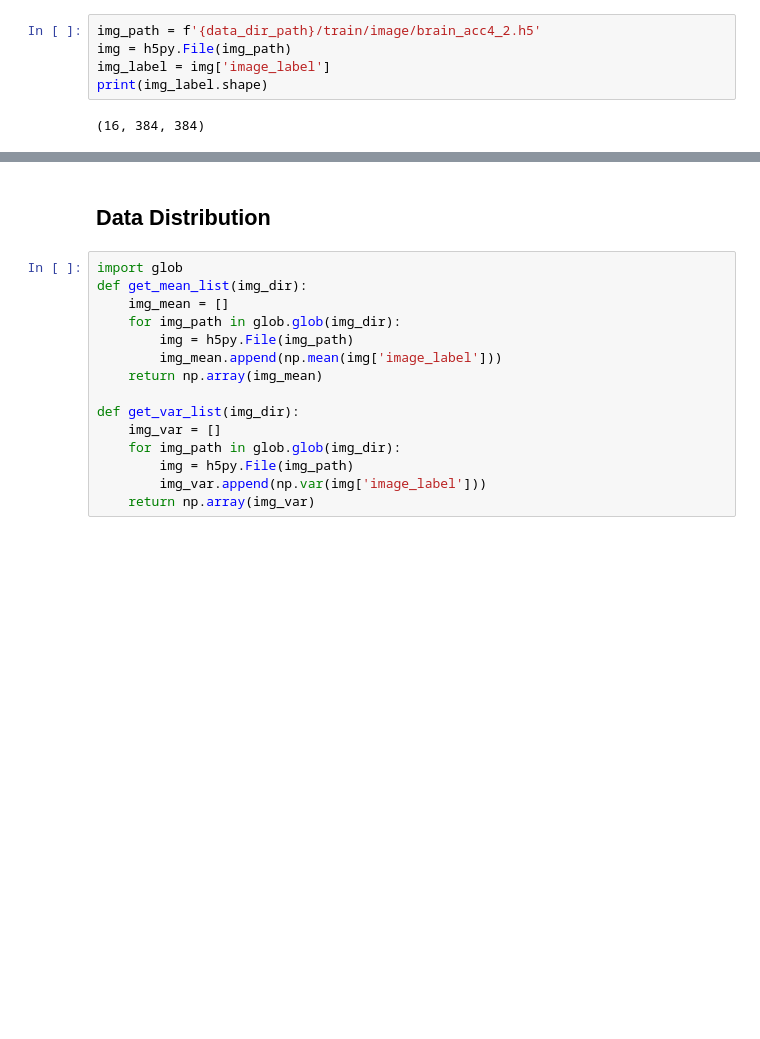
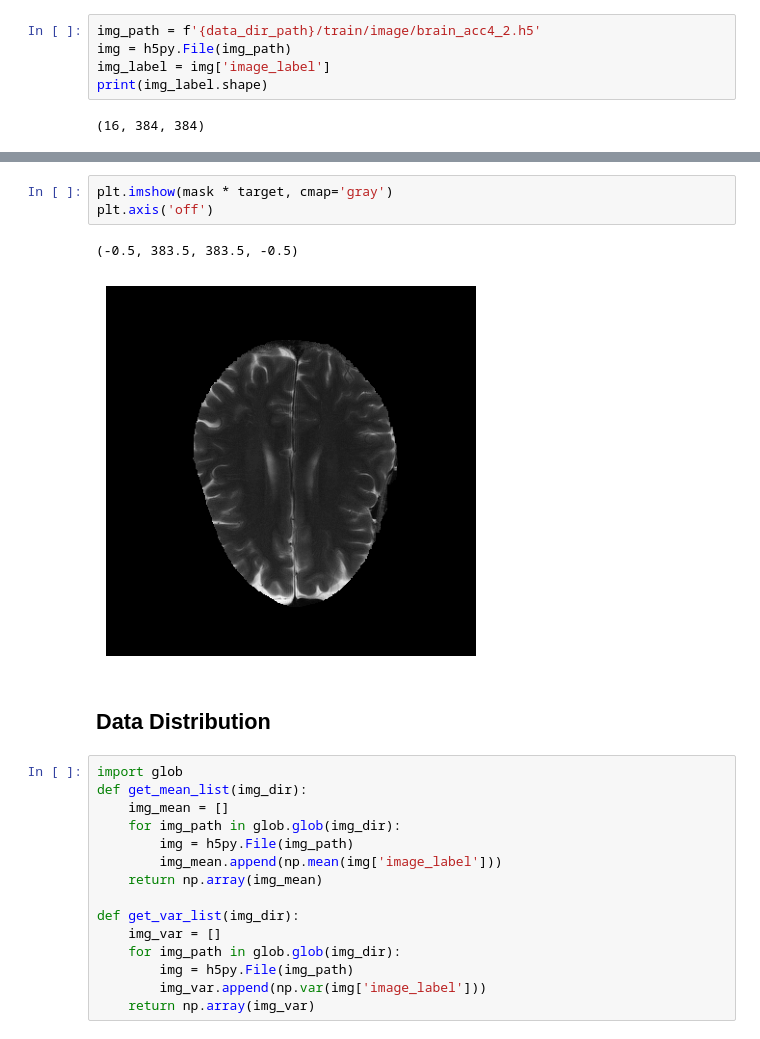
Before and after one commit to B0neh3ad/FastMRI_2024_shasha, a Jupyter notebook: eda.ipynb, the cells around one changed output, grey strips where cells are left out. Saved outputs shown, nothing was run; the diff lists cells and outputs as text; blank space fills up the shorter version.

```diff
--- a/eda.ipynb
+++ b/eda.ipynb
@@ -411,3 +397,9 @@ plt.imshow(mask, cmap='gray')
+# %%
+plt.imshow(mask * target, cmap='gray')
+plt.axis('off')
+# %% [output]
+(-0.5, 383.5, 383.5, -0.5)
+[figure, added]
 # %% [markdown]
 ## Data Distribution
 # %%
```
Also changed, not shown: parts of 12 cells of this notebook, 1 other file.
